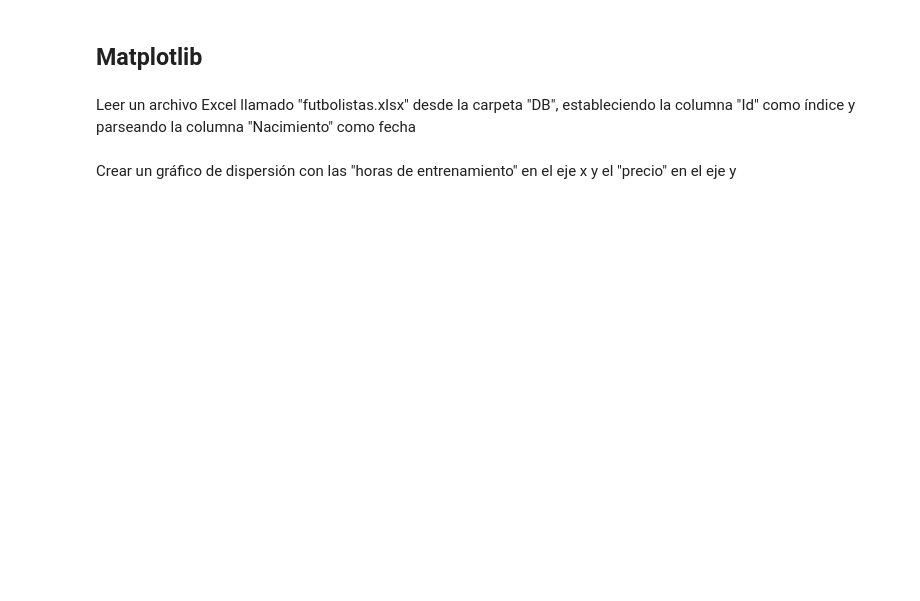
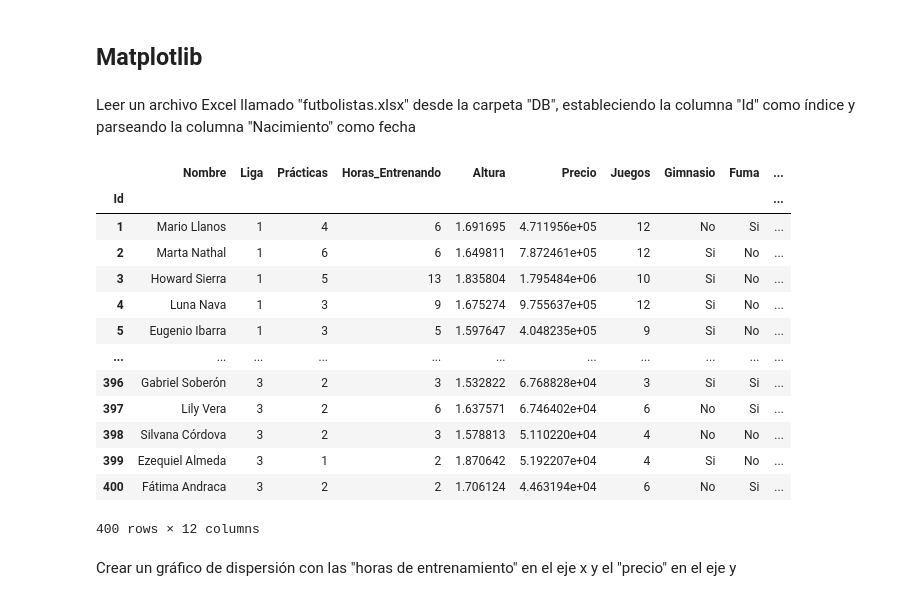
Before and after one commit to alexballera/python-lib, a Jupyter notebook: python/a2-capacitacion/Python- DataScience.ipynb, the cells around one changed output. Saved outputs shown, nothing was run; the diff lists cells and outputs as text; code cells hidden in the pictures; blank space fills up the shorter version.

```diff
--- a/python/a2-capacitacion/Python- DataScience.ipynb
+++ b/python/a2-capacitacion/Python- DataScience.ipynb
@@ -846,4 +831,22 @@ futbolistas.pivot_table(index='posición', values=['horas_entrenamiento'], colum
 # %% [markdown]
 Leer un archivo Excel llamado "futbolistas.xlsx" desde la carpeta "DB", estableciendo la columna "Id" como índice y parseando la columna "Nacimiento" como fecha
+# %%
+futbolistas = pd.read_excel('./futbolistas.xlsx', index_col='Id', parse_dates=['Nacimiento'])
+futbolistas
+# %% [output]
+|  | Nombre | Liga | Prácticas | Horas_Entrenando | Altura | Precio | Juegos | Gimnasio | Fuma | ... |
+| Id |  |  |  |  |  |  |  |  |  | ... |
+| 1 | Mario Llanos | 1 | 4 | 6 | 1.691695 | 4.711956e+05 | 12 | No | Si | ... |
+| 2 | Marta Nathal | 1 | 6 | 6 | 1.649811 | 7.872461e+05 | 12 | Si | No | ... |
+| 3 | Howard Sierra | 1 | 5 | 13 | 1.835804 | 1.795484e+06 | 10 | Si | No | ... |
+| 4 | Luna Nava | 1 | 3 | 9 | 1.675274 | 9.755637e+05 | 12 | Si | No | ... |
+| 5 | Eugenio Ibarra | 1 | 3 | 5 | 1.597647 | 4.048235e+05 | 9 | Si | No | ... |
+| ... | ... | ... | ... | ... | ... | ... | ... | ... | ... | ... |
+| 396 | Gabriel Soberón | 3 | 2 | 3 | 1.532822 | 6.768828e+04 | 3 | Si | Si | ... |
+| 397 | Lily Vera | 3 | 2 | 6 | 1.637571 | 6.746402e+04 | 6 | No | Si | ... |
+| 398 | Silvana Córdova | 3 | 2 | 3 | 1.578813 | 5.110220e+04 | 4 | No | No | ... |
+| 399 | Ezequiel Almeda | 3 | 1 | 2 | 1.870642 | 5.192207e+04 | 4 | Si | No | ... |
+| 400 | Fátima Andraca | 3 | 2 | 2 | 1.706124 | 4.463194e+04 | 6 | No | Si | ... |
+400 rows × 12 columns
 # %% [markdown]
 Crear un gráfico de dispersión con las "horas de entrenamiento" en el eje x y el "precio" en el eje y
```
Also changed, not shown: parts of 7 cells of this notebook, 9 other files.
